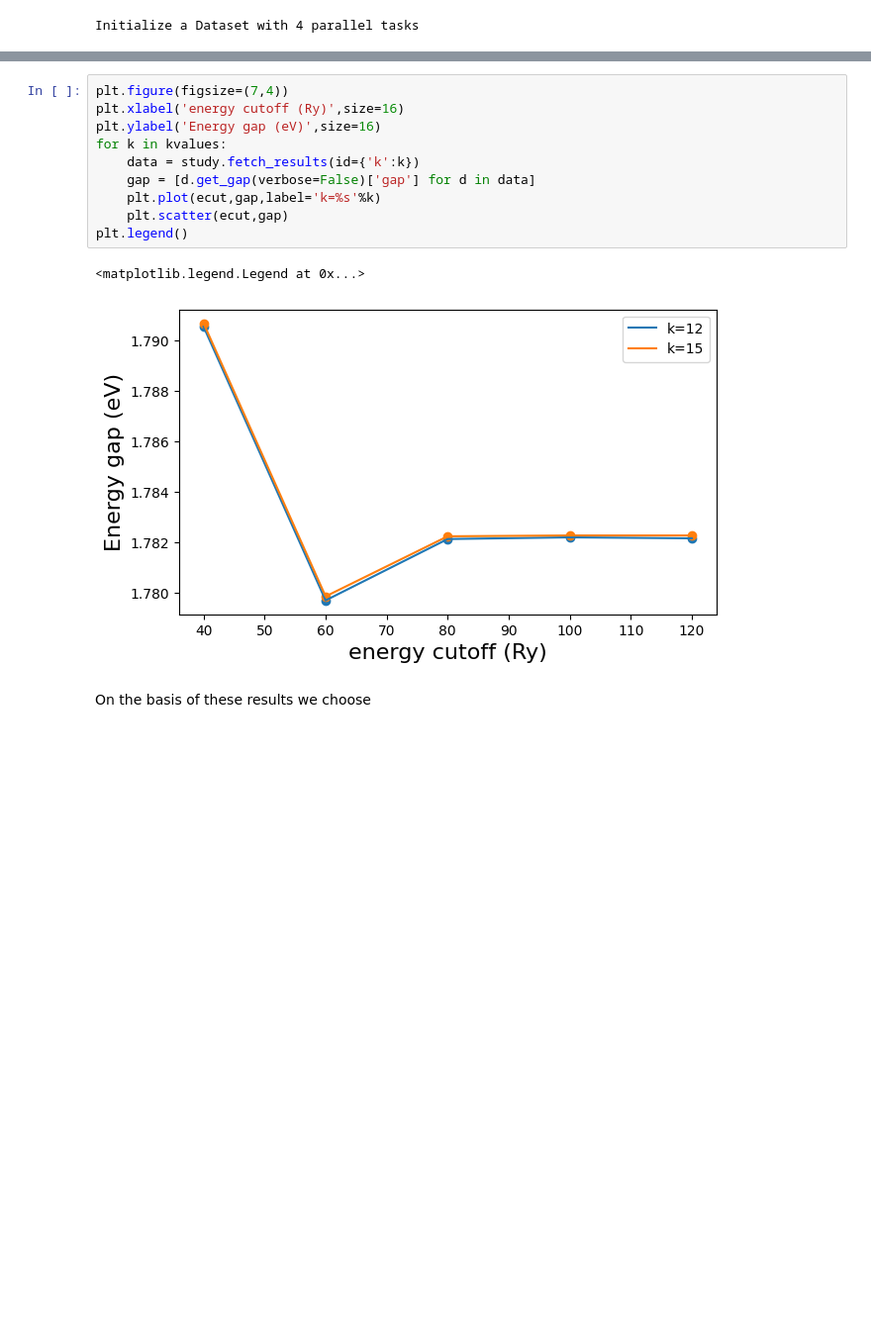
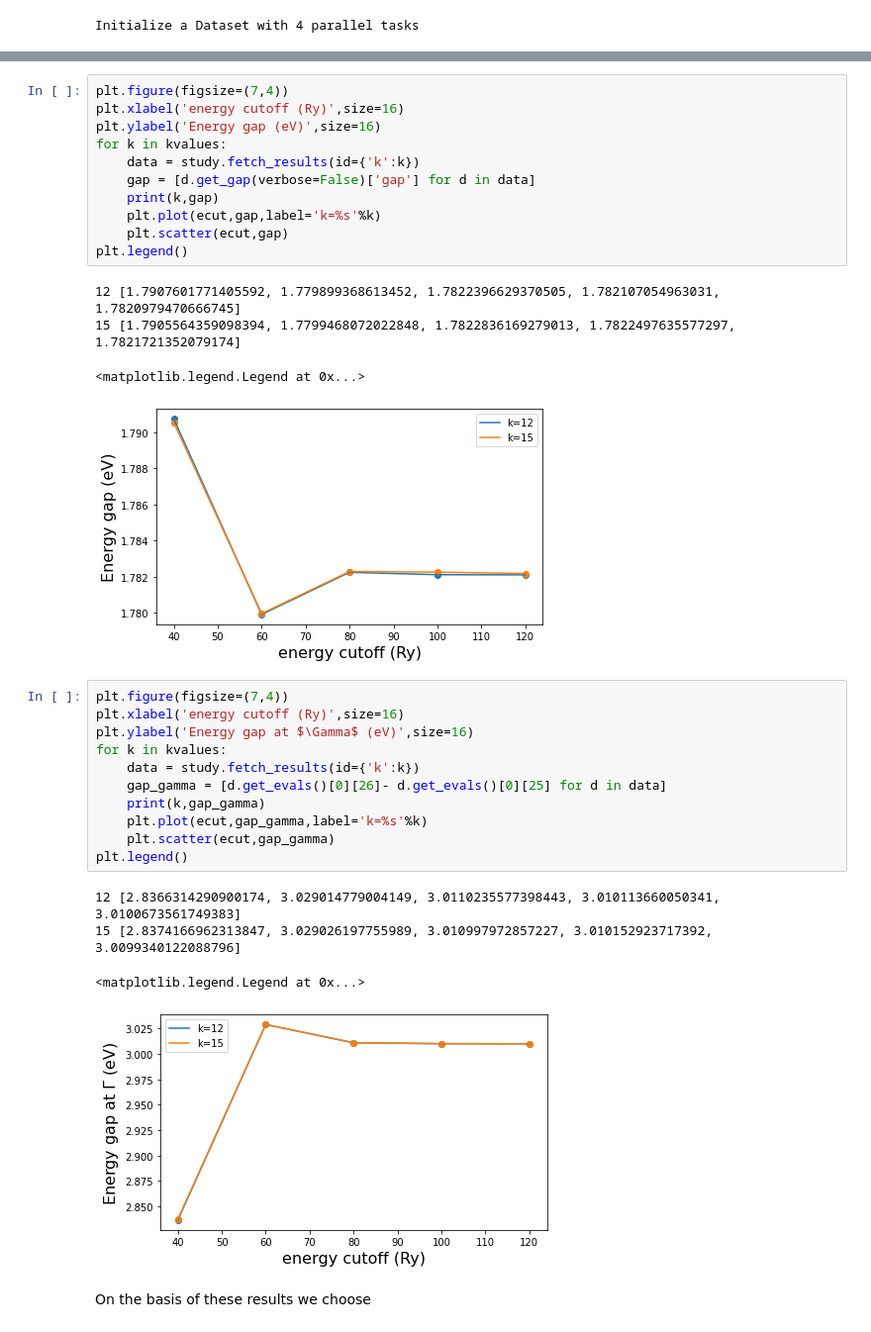
Before and after one commit to marcodalessandro76/MoS2, a Jupyter notebook: DFT_Analysis.ipynb, the cells around one changed output, grey strips where cells are left out. Shown at 99% size. Drawn from its saved outputs; the diff is of its cells as text; blank space fills up the shorter version.

```diff
--- a/DFT_Analysis.ipynb
+++ b/DFT_Analysis.ipynb
@@ -281,12 +283,31 @@ plt.ylabel('Energy gap (eV)',size=16)
 for k in kvalues:
     data = study.fetch_results(id={'k':k})
     gap = [d.get_gap(verbose=False)['gap'] for d in data]
+    print(k,gap)
     plt.plot(ecut,gap,label='k=%s'%k)
     plt.scatter(ecut,gap)
 plt.legend()
 # %% [output]
-<matplotlib.legend.Legend at 0x...>
+12 [1.7907601771405592, 1.779899368613452, 1.7822396629370505, 1.782107054963031, 1.7820979470666745]
+15 [1.7905564359098394, 1.7799468072022848, 1.7822836169279013, 1.7822497635577297, 1.7821721352079174]
+<matplotlib.legend.Legend at 0x...>
-[figure, old version]
+[figure, new version]
+# %%
+plt.figure(figsize=(7,4))
+plt.xlabel('energy cutoff (Ry)',size=16)
+plt.ylabel('Energy gap at $\Gamma$ (eV)',size=16)
+for k in kvalues:
+    data = study.fetch_results(id={'k':k})
+    gap_gamma = [d.get_evals()[0][26]- d.get_evals()[0][25] for d in data]
+    print(k,gap_gamma)
+    plt.plot(ecut,gap_gamma,label='k=%s'%k)
+    plt.scatter(ecut,gap_gamma)
+plt.legend()
+# %% [output]
+12 [2.8366314290900174, 3.029014779004149, 3.0110235577398443, 3.010113660050341, 3.0100673561749383]
+15 [2.8374166962313847, 3.029026197755989, 3.010997972857227, 3.010152923717392, 3.0099340122088796]
+<matplotlib.legend.Legend at 0x...>
+[figure, added]
 # %% [markdown]
 On the basis of these results we choose
 # %%
```
Also changed, not shown: parts of 59 cells of this notebook.
